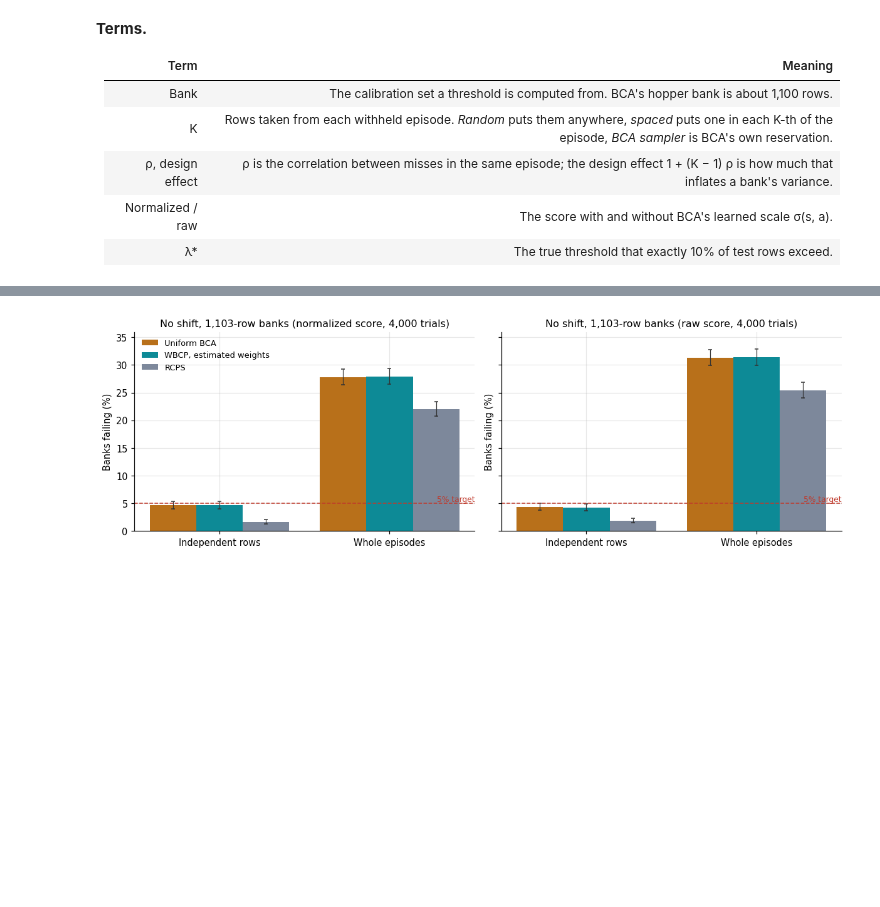
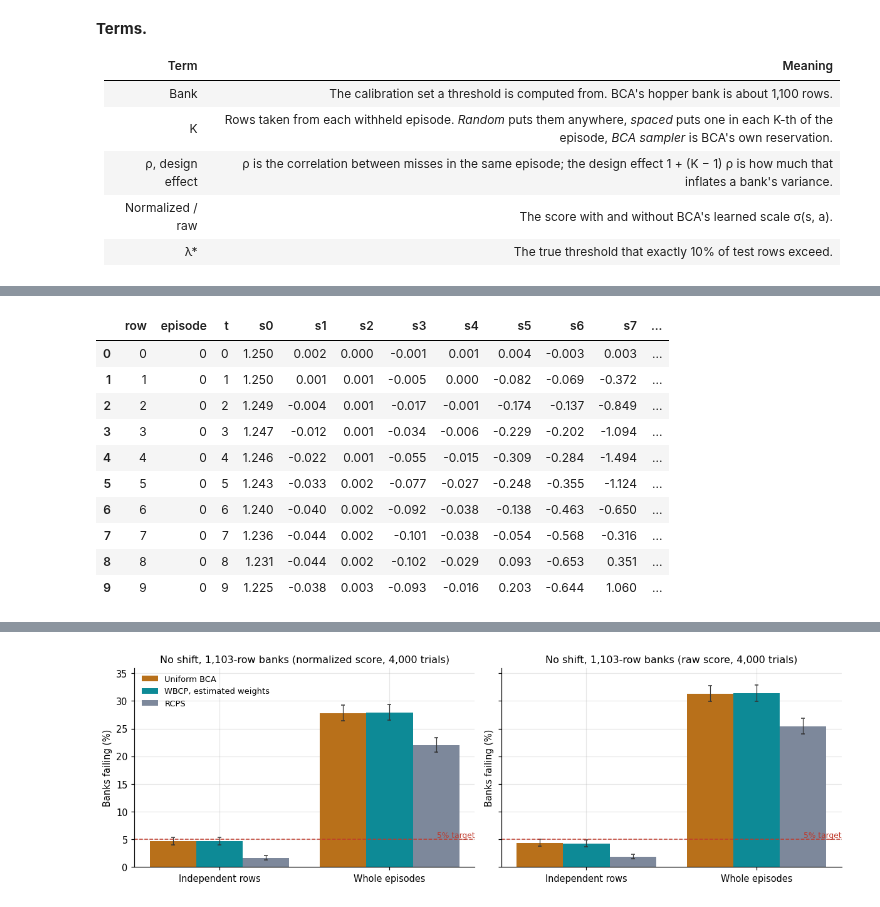
Before and after one commit to dbayha7/BCA, a Jupyter notebook: experiments/wbcp/results.ipynb, the cells around one changed output, grey strips where cells are left out. Saved outputs shown, nothing was run; the diff lists cells and outputs as text; code cells hidden in the pictures; blank space fills up the shorter version.

```diff
--- a/experiments/wbcp/results.ipynb
+++ b/experiments/wbcp/results.ipynb
@@ -149,3 +201,31 @@ display(table([[k, p["rows"]["population"], p["rows"]["population_episodes"], p[
+# %%
+import h5py
+
+H5 = Path.home() / ".d4rl" / "datasets" / meta["dataset_file"]["filename"]
+with h5py.File(H5, "r") as f:
+    raw = {k: f[k][()] for k in ("observations", "actions", "rewards", "terminals", "timeouts")}
+
+idx = np.flatnonzero(~raw["timeouts"][:-1].astype(bool))[P["row"]]
+mean, std = (np.asarray(meta["obs_normalization"][k], np.float32) for k in ("obs_mean", "obs_std"))
+assert np.allclose(P["obs"] * std + mean, raw["observations"][idx], atol=1e-4)
+
+tuples = table({"row": P["row"], "episode": P["episode"], "t": P["timestep"],
+                **wide("s", raw["observations"][idx]), **wide("a", raw["actions"][idx]),
+                "r": raw["rewards"][idx], **wide("s'", raw["observations"][idx + 1]),
+                "done": raw["terminals"][idx].astype(bool), "score": P["score"]}, None)
+display(tuples.head(10).round(3))
+# %% [output]
+|  | row | episode | t | s0 | s1 | s2 | s3 | s4 | s5 | s6 | s7 | ... |
+| 0 | 0 | 0 | 0 | 1.250 | 0.002 | 0.000 | -0.001 | 0.001 | 0.004 | -0.003 | 0.003 | ... |
+| 1 | 1 | 0 | 1 | 1.250 | 0.001 | 0.001 | -0.005 | 0.000 | -0.082 | -0.069 | -0.372 | ... |
+| 2 | 2 | 0 | 2 | 1.249 | -0.004 | 0.001 | -0.017 | -0.001 | -0.174 | -0.137 | -0.849 | ... |
+| 3 | 3 | 0 | 3 | 1.247 | -0.012 | 0.001 | -0.034 | -0.006 | -0.229 | -0.202 | -1.094 | ... |
+| 4 | 4 | 0 | 4 | 1.246 | -0.022 | 0.001 | -0.055 | -0.015 | -0.309 | -0.284 | -1.494 | ... |
+| 5 | 5 | 0 | 5 | 1.243 | -0.033 | 0.002 | -0.077 | -0.027 | -0.248 | -0.355 | -1.124 | ... |
+| 6 | 6 | 0 | 6 | 1.240 | -0.040 | 0.002 | -0.092 | -0.038 | -0.138 | -0.463 | -0.650 | ... |
+| 7 | 7 | 0 | 7 | 1.236 | -0.044 | 0.002 | -0.101 | -0.038 | -0.054 | -0.568 | -0.316 | ... |
+| 8 | 8 | 0 | 8 | 1.231 | -0.044 | 0.002 | -0.102 | -0.029 | 0.093 | -0.653 | 0.351 | ... |
+| 9 | 9 | 0 | 9 | 1.225 | -0.038 | 0.003 | -0.093 | -0.016 | 0.203 | -0.644 | 1.060 | ... |
 # %% [markdown]
 ## 2. Findings and prediction scorecard
 
```
Also changed, not shown: parts of 11 cells of this notebook, 19 other files.
